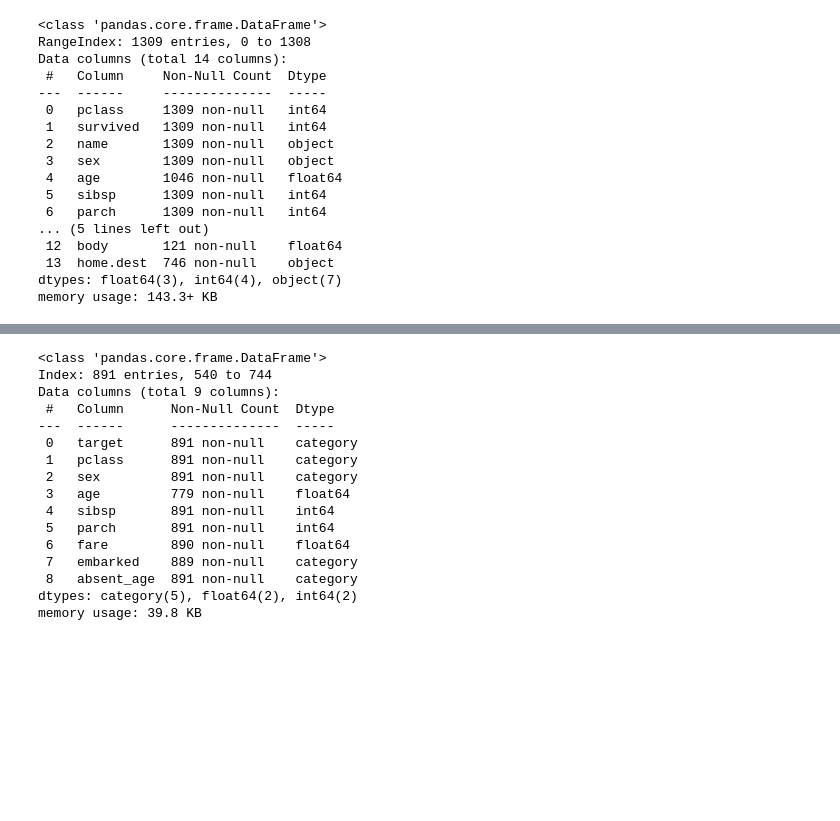
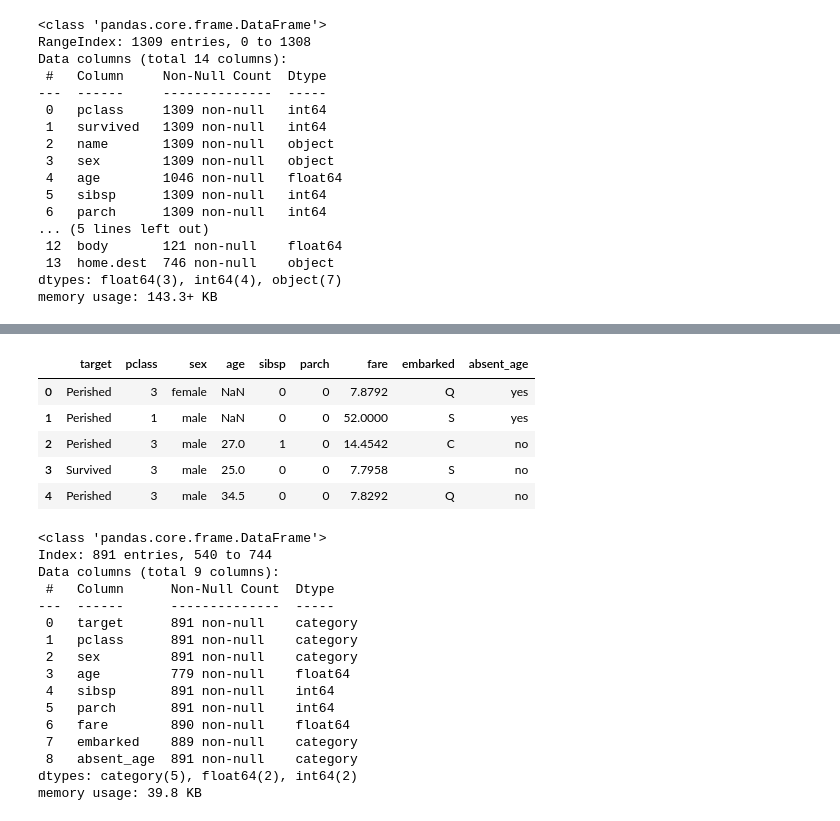
Before and after one commit to rodri-iot/decision_tree, a Jupyter notebook: 01_decision_tree.ipynb, the cells around one changed output, grey strips where cells are left out. Drawn from its saved outputs; the diff is of its cells as text; code cells hidden in the pictures; blank space fills up the shorter version.

```diff
--- a/01_decision_tree.ipynb
+++ b/01_decision_tree.ipynb
@@ -104,6 +144,15 @@ df = (
         )
     )
 )
+# %%
+df.head()
+# %% [output]
+|  | target | pclass | sex | age | sibsp | parch | fare | embarked | absent_age |
+| 0 | Perished | 3 | female | NaN | 0 | 0 | 7.8792 | Q | yes |
+| 1 | Perished | 1 | male | NaN | 0 | 0 | 52.0000 | S | yes |
+| 2 | Perished | 3 | male | 27.0 | 1 | 0 | 14.4542 | C | no |
+| 3 | Survived | 3 | male | 25.0 | 0 | 0 | 7.7958 | S | no |
+| 4 | Perished | 3 | male | 34.5 | 0 | 0 | 7.8292 | Q | no |
 # %%
 # Step 3. Perform EDA
 # 3.1 Split the dataset
```
Also changed, not shown: parts of 6 cells of this notebook, 2 other files.
